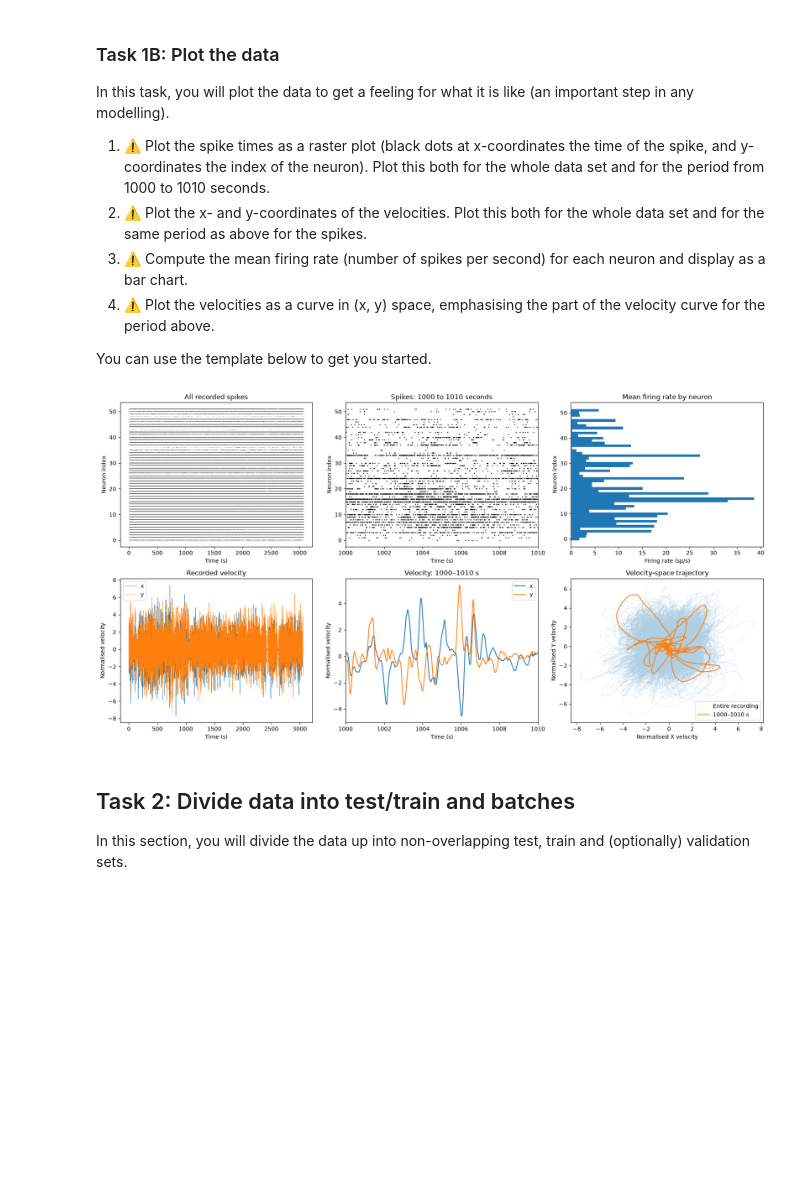
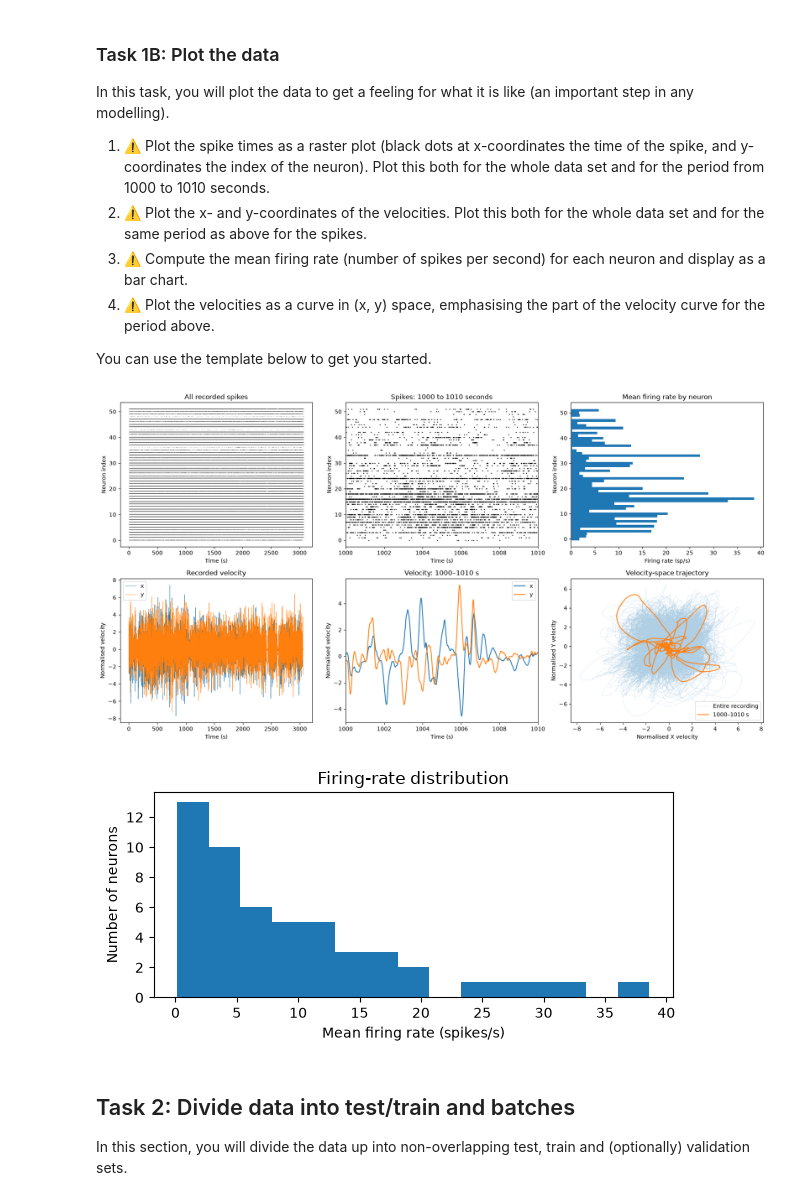
Before and after one commit to luqeei1/neuro_cw, a Jupyter notebook: neuro_coursework/cw-decoding-completed.ipynb, the cells around one changed output. Drawn from its saved outputs; the diff is of its cells as text; code cells hidden in the pictures; blank space fills up the shorter version.

```diff
--- a/neuro_coursework/cw-decoding-completed.ipynb
+++ b/neuro_coursework/cw-decoding-completed.ipynb
@@ -149,33 +155,45 @@ plt.xlim(1000, 1010)
 plt.title('Velocity: 1000–1010 s')
 plt.xlabel('Time (s)')
 plt.ylabel('Normalised velocity')
 plt.legend(loc='best')
 
 
 # 3. Compute the mean firing rate for each neuron and plot as a bar chart
 firing_rates = np.array([len(st) / duration for st in spike_times]) # mean firing rate = total spikes / recording duration
 plt.subplot(233)
 plt.barh(range(len(spike_times)), firing_rates, height=1)
 plt.title('Mean firing rate by neuron')
 plt.xlabel('Firing rate (sp/s)')
 plt.ylabel('Neuron index')
 
 
 # 4. Plot velocities as a curve in (x, y) space.
 plt.subplot(236)
 plt.plot(vel[:, 0], vel[:, 1], linewidth=0.25, alpha=0.35,
          label='Entire recording')
 plt.plot(vel[mask, 0], vel[mask, 1], linewidth=1.5,
          label='1000–1010 s')
 plt.title('Velocity-space trajectory')
 plt.xlabel('Normalised X velocity')
 plt.ylabel('Normalised Y velocity')
 plt.legend(loc='best')
 plt.tight_layout()
 display(plt.gcf())
 plt.close()
+
+# plot the distribution of mean firing rates across neurons.
+# unlike the bar chart, this shows how many neurons fall into each firing-rate range.
+plt.figure(figsize=(6, 3))
+plt.hist(firing_rates, bins=15)
+plt.xlabel('Mean firing rate (spikes/s)')
+plt.ylabel('Number of neurons')
+plt.title('Firing-rate distribution')
+plt.tight_layout()
+plt.show()
+plt.close()
 # %% [output]
 [figure]
+[figure, added]
 # %% [markdown]
 ## Task 2: Divide data into test/train and batches
 
```
Also changed, not shown: parts of 7 cells of this notebook.
